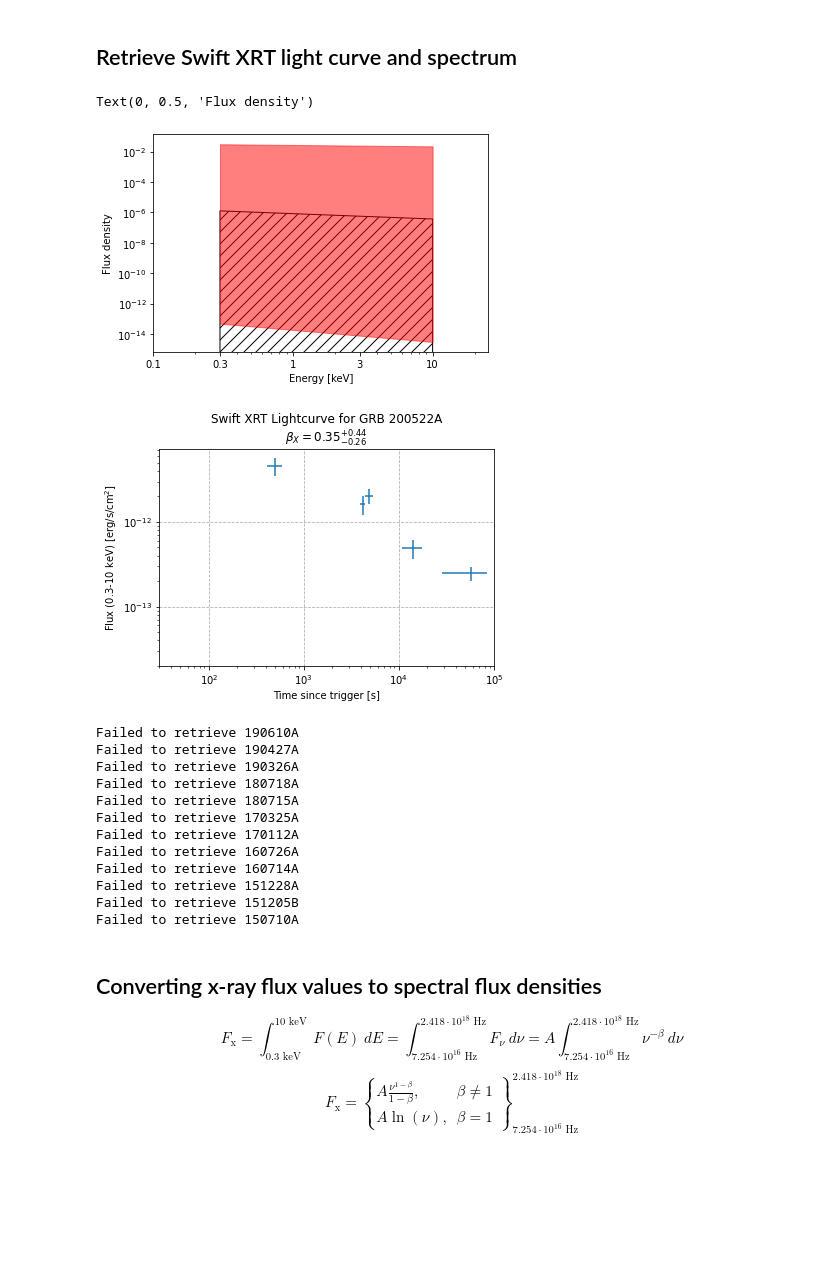
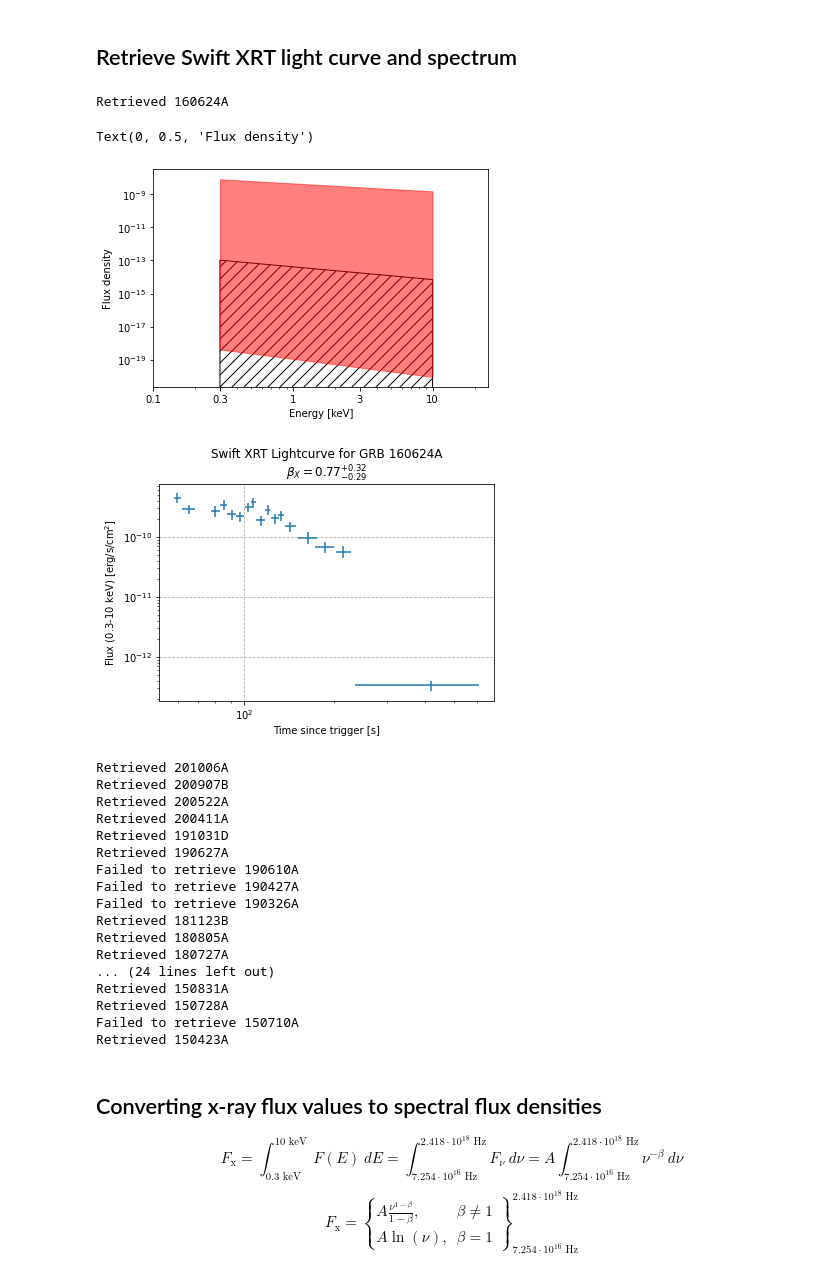
Before and after one commit to cgobat/dark-GRBs, a Jupyter notebook: exploratory.ipynb, the cells around one changed output. Cells and saved outputs as stored; diff of their text form; code cells hidden in the pictures; blank space fills up the shorter version.

Commit message:
Rework web retrieval functionality
Using Selenium with headless Firefox (geckodriver)

```diff
--- a/exploratory.ipynb
+++ b/exploratory.ipynb
@@ -143,12 +148,20 @@ new_sGRBs
 # %%
 def XRT_lightcurve(burst_id):
     trigger = swift.loc[swift["GRB"] == burst_id, "TriggerNumber"]
-    lightcurveURL = f"https://www.swift.ac.uk/xrt_curves/{int(trigger):0>8}/flux.qdp"
+    lightcurveURL = f"https://www.swift.ac.uk/xrt_curves/{int(trigger):0>8}/"
 
-    fluxdata = pd.read_table(lightcurveURL, header=11).apply(pd.to_numeric, errors="coerce").dropna().reset_index(drop=True)
+    fireFoxOptions = webdriver.FirefoxOptions()
+    fireFoxOptions.headless = True
+    with webdriver.Firefox() as browser:
+        browser.get(lightcurveURL)
+        browser.find_element_by_id('flux_makeDownload').click() # find the link to the data file and virtually click it
+        WebDriverWait(browser, 30).until(lambda page: ".qdp" in page.current_url) # wait for the click to go through/data file to load
+        lightcurveURL = browser.current_url # update the URL with the new page location (the actual data file)
+
+    fluxdata = pd.read_table(lightcurveURL, header=1).apply(pd.to_numeric, errors="coerce").dropna().reset_index().apply(pd.to_numeric)
     fluxdata.columns = ["Time","Tpos","Tneg","Flux","Fluxpos","Fluxneg"]
     fluxdata["GRB"] = [burst_id]*len(fluxdata)
-
+    print("Retrieved",burst_id)
     return fluxdata
 
 
@@ -163,9 +176,11 @@ def get_BetaX(burst_id):
 
     return Gamma, Gammapos, Gammaneg
 # %%
-burst = "200522A"
+burst = "160624A"
 fluxdata = XRT_lightcurve(burst)
 Gamma, Gammapos, Gammaneg = get_BetaX(burst)
+# %% [output]
+Retrieved 160624A
 # %%
 E_range = np.linspace(0.3,10,100)
 spectrum = (E_range / 4.135667696e-18)**-(Gamma-1)
@@ -186,19 +201,18 @@ plt.xlabel("Energy [keV]")
 plt.ylabel("Flux density")
 # %% [output]
 Text(0, 0.5, 'Flux density')
-[figure, old version]
+[figure, new version]
 # %%
 plt.errorbar(fluxdata.Time,fluxdata.Flux,xerr=np.array(fluxdata.Tneg,fluxdata.Tpos).T,yerr=np.array(fluxdata.Fluxneg,fluxdata.Fluxpos).T,linestyle="",capthick=0)
 plt.xscale("log")
 plt.yscale("log")
 plt.title("Swift XRT Lightcurve for GRB %s\n$\\beta_X = %.2f_{-%.2f}^{+%.2f}$" % (burst,Gamma-1.,Gammaneg,Gammapos))
 plt.xlabel("Time since trigger [s]")
 plt.ylabel("Flux (0.3-10 keV) [erg/s/cm$^2$]")
 plt.grid(linestyle="--")
-plt.xlim(3e1,1e5)
 plt.show()
 # %% [output]
-[figure, old version]
+[figure, new version]
 # %%
 xrt_data = pd.DataFrame(columns=['Time', 'Tpos', 'Tneg', 'Flux', 'Fluxpos', 'Fluxneg', 'GRB'])
 for i in new_sGRBs.index:
@@ -217,18 +231,23 @@ for i in new_sGRBs.index:
     except:
         print("Failed to retrieve",GRB_ID)
 # %% [output]
+Retrieved 201006A
+Retrieved 200907B
+Retrieved 200522A
+Retrieved 200411A
+Retrieved 191031D
+Retrieved 190627A
 Failed to retrieve 190610A
 Failed to retrieve 190427A
 Failed to retrieve 190326A
-Failed to retrieve 180718A
-Failed to retrieve 180715A
-Failed to retrieve 170325A
-Failed to retrieve 170112A
-Failed to retrieve 160726A
-Failed to retrieve 160714A
-Failed to retrieve 151228A
-Failed to retrieve 151205B
+Retrieved 181123B
+Retrieved 180805A
+Retrieved 180727A
+... (24 lines left out)
+Retrieved 150831A
+Retrieved 150728A
 Failed to retrieve 150710A
+Retrieved 150423A
 # %% [markdown]
 ## Converting x-ray flux values to spectral flux densities
 
```
Also changed, not shown: parts of 12 cells of this notebook, 3 other files.
